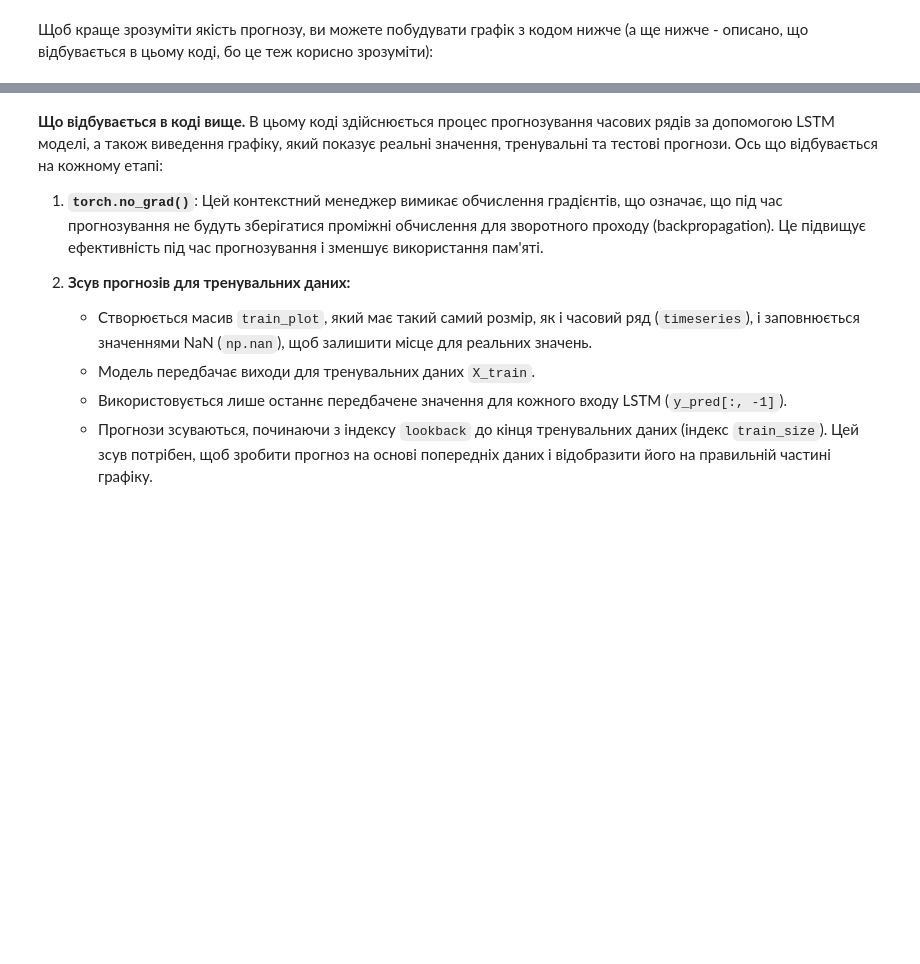
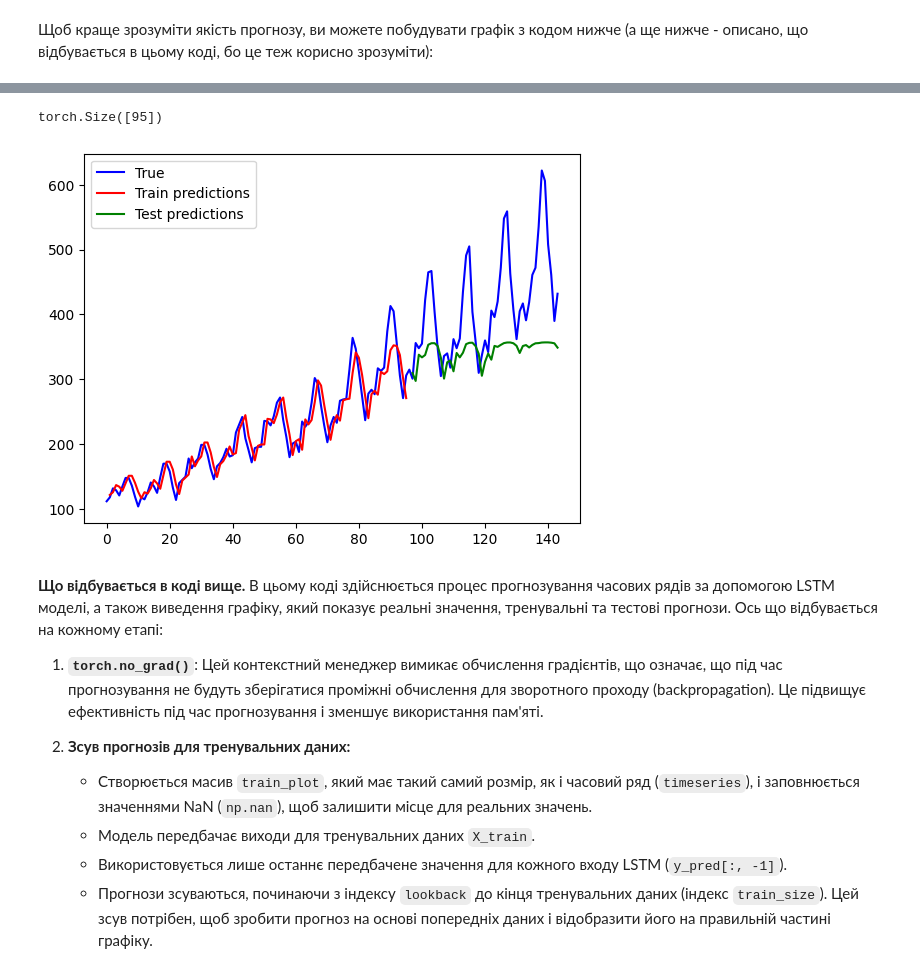
Before and after one commit to Maxstef/data-loves-ml-for-people-course, a Jupyter notebook: notebooks/4_3_rnn_lstn/LSTM_для_прогнозування_часових_рядів.ipynb, the cells around one changed output, grey strips where cells are left out. Drawn from its saved outputs; the diff is of its cells as text; code cells hidden in the pictures; blank space fills up the shorter version.

Commit message:
HW4.3 LSTM time series start - 3-8 sub-tasks + loopback experiments

```diff
--- a/notebooks/4_3_rnn_lstn/LSTM_для_прогнозування_часових_рядів.ipynb
+++ b/notebooks/4_3_rnn_lstn/LSTM_для_прогнозування_часових_рядів.ipynb
@@ -111,3 +137,31 @@ torch.Size([47, 1]) torch.Size([47, 1])
    - Пропустити вихід LSTM через лінійний шар для отримання остаточного прогнозу.
 
 Створіть об'єкт класу `AirModel` зі значеннями параметрів `hidden_size=50`, `num_layers=1` і протестуйте роботу моделі на вхідному тензорі `tensor([[112.]])`. На цьому етапі ми маємо переконатись, що модель здатна генерувати передбачення з рандомно ініційованими вагами.
+# %%
+import torch
+import torch.nn as nn
+
+class AirModel(nn.Module):
+    def __init__(self, hidden_size, num_layers):
+        super().__init__()
+
+        self.lstm = nn.LSTM(
+            input_size=1,
+            hidden_size=hidden_size,
+            num_layers=num_layers,
+            batch_first=True
+        )
+
+        self.linear = nn.Linear(hidden_size, 1)
+
+    def forward(self, x):
+        # lstm_out shape:
+        # (batch_size, sequence_length, hidden_size)
+        lstm_out, _ = self.lstm(x)
+
+        # беремо всі елементи батчу, останній timestep, всі hidden_size ознаки
+        output = self.linear(lstm_out[:, -1, :])
+
+        return output
+# %%
+model = AirModel(hidden_size=50, num_layers=1)
@@ -151,23 +368,30 @@ Epoch 100: train RMSE 9.8765, test RMSE 12.3456
+# %%
+model(X_train)[:, -1].shape
+# %% [output]
+torch.Size([95])
 # %%
-def plot_predicts():
+def plot_predicts(timeseries, model=model):
   with torch.no_grad():
       # Зсув прогнозів для тренувальних даних
       train_plot = np.ones_like(timeseries) * np.nan
-      y_pred = model(X_train)
-      y_pred = y_pred[:, -1]
+      # y_pred = model(X_train)
+      # y_pred = y_pred[:, -1]
       train_plot[lookback:train_size] = model(X_train)[:, -1]
 
       # Зсув прогнозів для тестових даних
       test_plot = np.ones_like(timeseries) * np.nan
       test_plot[train_size+lookback:len(timeseries)] = model(X_test)[:, -1]
 
   # Візуалізація результатів
-  plt.plot(timeseries, c='b')  # Реальні дані
-  plt.plot(train_plot, c='r')  # Прогнози на тренувальних даних
-  plt.plot(test_plot, c='g')   # Прогнози на тестових даних
+  plt.plot(timeseries, c='b', label="True")  # Реальні дані
+  plt.plot(train_plot, c='r', label="Train predictions")  # Прогнози на тренувальних даних
+  plt.plot(test_plot, c='g', label="Test predictions")   # Прогнози на тестових даних
+  plt.legend()
   plt.show()
 
-plot_predicts()
+plot_predicts(passengers_np)
+# %% [output]
+[figure, added]
 # %% [markdown]
 **Що відбувається в коді вище.** В цьому коді здійснюється процес прогнозування часових рядів за допомогою LSTM моделі, а також виведення графіку, який показує реальні значення, тренувальні та тестові прогнози. Ось що відбувається на кожному етапі:
 
```
Also changed, not shown: parts of 26 cells of this notebook.
